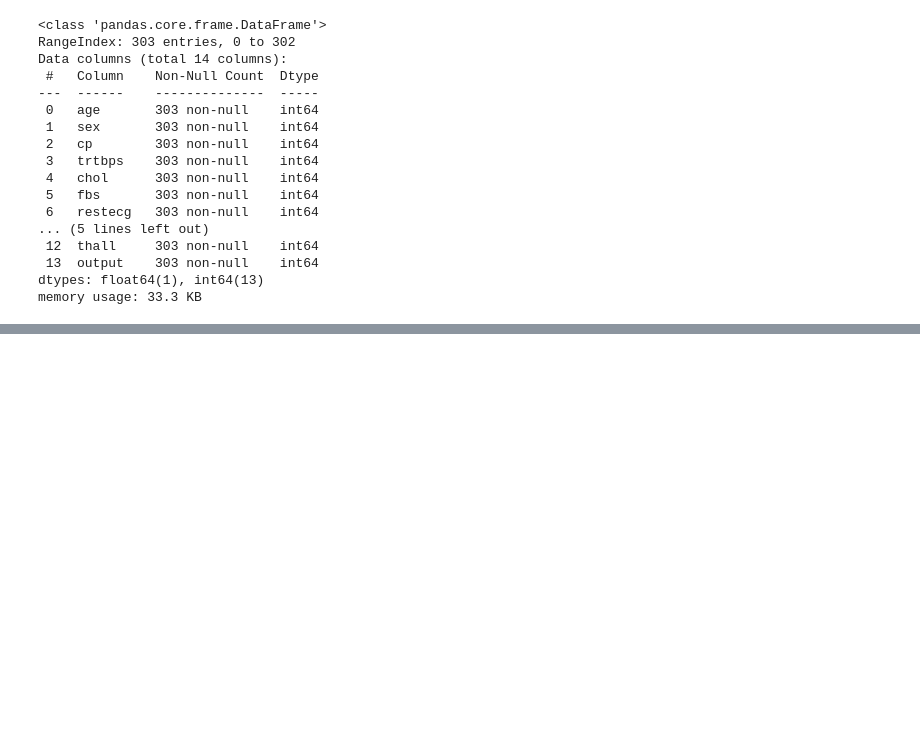
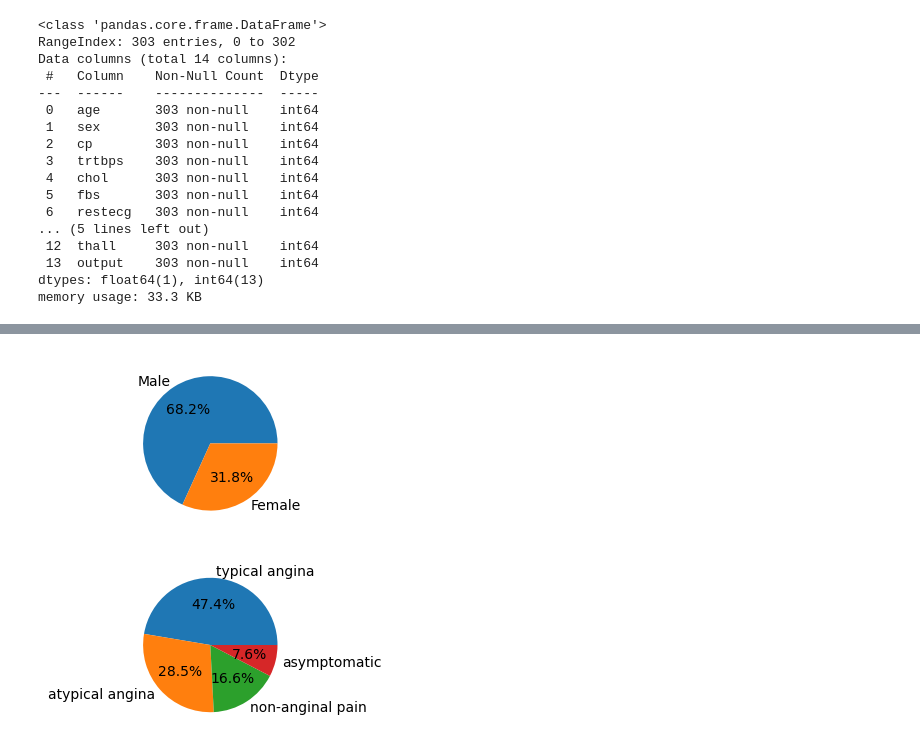
Before and after one commit to SivangiRaychoudhury/Project-4---Heart-attack-analysis, a Jupyter notebook: Heart_Attack_Analysis.ipynb, the cells around one changed output, grey strips where cells are left out. Drawn from its saved outputs; the diff is of its cells as text; code cells hidden in the pictures; blank space fills up the shorter version.

```diff
--- a/Heart_Attack_Analysis.ipynb
+++ b/Heart_Attack_Analysis.ipynb
@@ -63,0 +118,14 @@ heart_attack_df.describe()
+# %%
+#Create pie chart
+fig, (ax1, ax2) = plt.subplots(2)
+
+categories=["Male","Female"]
+ax1.pie(gender_count, labels=categories, autopct='%1.1f%%')
+
+categories=["typical angina","atypical angina", "non-anginal pain", "asymptomatic"]
+ax2.pie(chest_pain_count, labels=categories, autopct='%1.1f%%')
+
+plt.subplots_adjust(wspace=0.5)
+plt.show()
+# %% [output]
+[figure, added]
```
Also changed, not shown: parts of 6 cells of this notebook.
